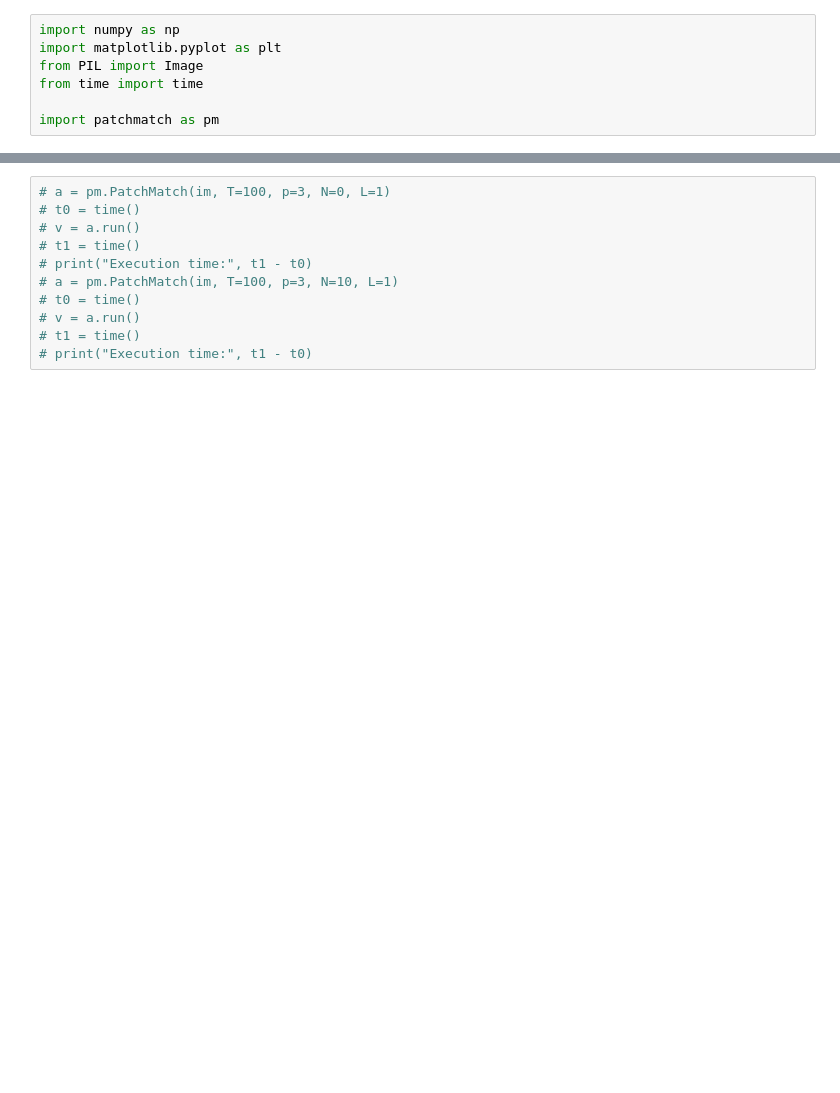
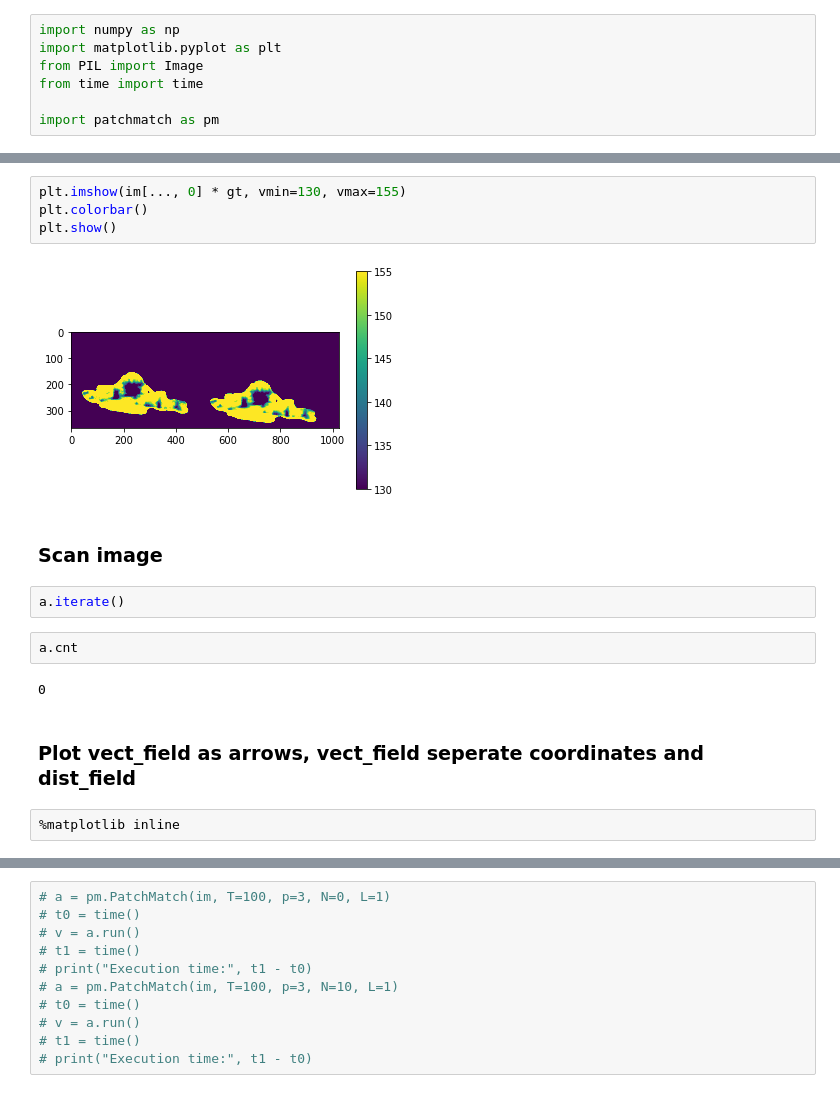
Before and after one commit to decarpentierg/patchmatch, a Jupyter notebook: test.ipynb, the cells around one changed output, grey strips where cells are left out. Cells and saved outputs as stored; diff of their text form; blank space fills up the shorter version.

```diff
--- a/test.ipynb
+++ b/test.ipynb
@@ -18,0 +33,18 @@ a.vect_field.shape
+# %%
+plt.imshow(im[..., 0] * gt, vmin=130, vmax=155)
+plt.colorbar()
+plt.show()
+# %% [output]
+[figure, added]
+# %% [markdown]
+### Scan image
+# %%
+a.iterate()
+# %%
+a.cnt
+# %% [output]
+0
+# %% [markdown]
+### Plot vect_field as arrows, vect_field seperate coordinates and dist_field
+# %%
+%matplotlib inline
```
Also changed, not shown: parts of 14 cells of this notebook, 1 other file.
